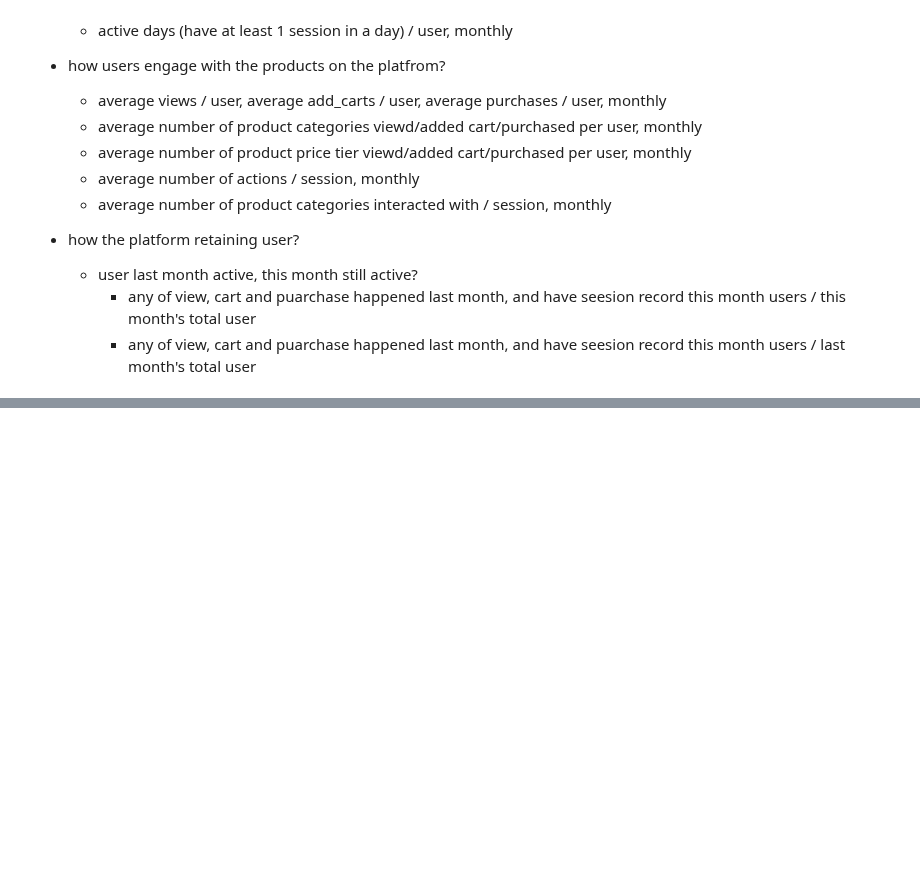
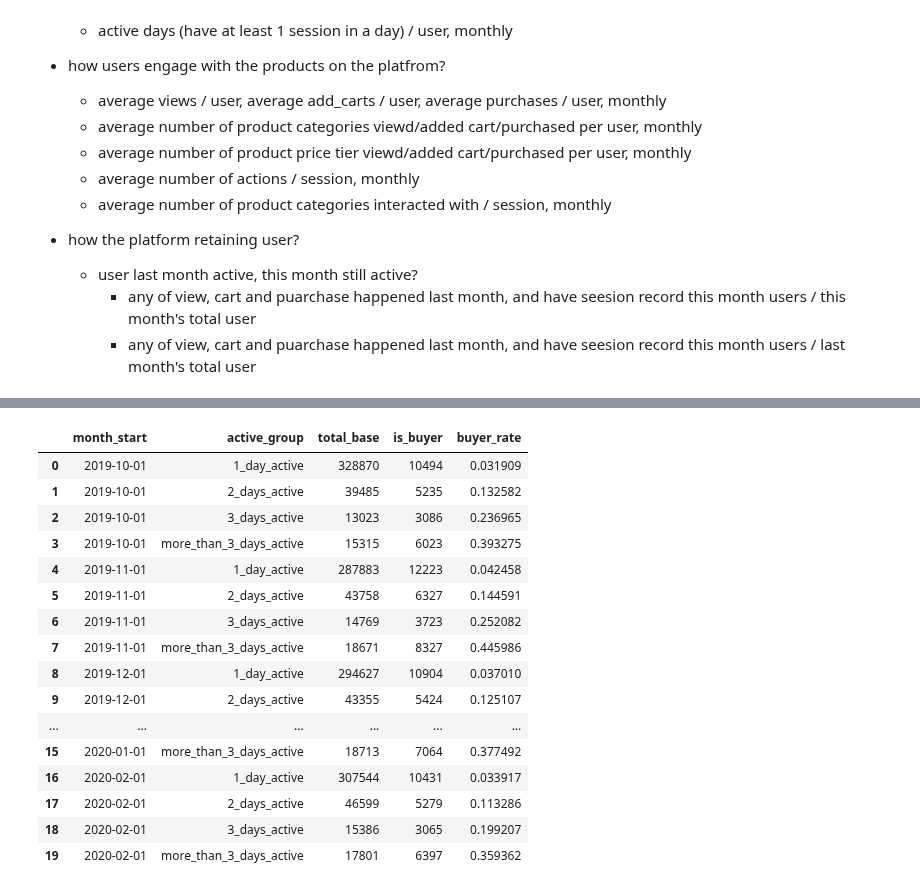
Before and after one commit to yuu1zhou/Online-cosmetics-shop-user-behavior-analysis, a Jupyter notebook: python_scripts/explore.ipynb, the cells around one changed output, grey strips where cells are left out. Drawn from its saved outputs; the diff is of its cells as text; code cells hidden in the pictures; blank space fills up the shorter version.

Commit message:
explore_v2 and explore notebook edited

```diff
--- a/python_scripts/explore.ipynb
+++ b/python_scripts/explore.ipynb
@@ -138,0 +217,17 @@ how active were people on the platform?
+# %%
+df = query_from_file(f'{parent_dir}/sql_scripts/explore_v2.sql',
+                'monthly user activity link to is_buyer',
+                'cosmetics_shop_data'
+)
+
+df['active_group'] = np.select(
+    [df['active_days'] == 1, df['active_days'] == 2, df['active_days'] == 3, df['active_days']>= 4],
+    ['1_day_active', '2_days_active', '3_days_active', 'more_than_3_days_active'], default='none'
+)
+# %%
+df_agg = df.groupby(['month_start', 'active_group']).agg({
+    'user_id': 'count',
+    'is_buyer': 'sum'
+}).reset_index().rename(columns={'user_id': "total_base"})
+df_agg['buyer_rate'] = df_agg['is_buyer'] / df_agg['total_base']
+df_agg.query('month_start == "2019-11-01"')
@@ -138,0 +240,20 @@ how active were people on the platform?
+# %%
+df_agg
+# %% [output]
+|  | month_start | active_group | total_base | is_buyer | buyer_rate |
+| 0 | 2019-10-01 | 1_day_active | 328870 | 10494 | 0.031909 |
+| 1 | 2019-10-01 | 2_days_active | 39485 | 5235 | 0.132582 |
+| 2 | 2019-10-01 | 3_days_active | 13023 | 3086 | 0.236965 |
+| 3 | 2019-10-01 | more_than_3_days_active | 15315 | 6023 | 0.393275 |
+| 4 | 2019-11-01 | 1_day_active | 287883 | 12223 | 0.042458 |
+| 5 | 2019-11-01 | 2_days_active | 43758 | 6327 | 0.144591 |
+| 6 | 2019-11-01 | 3_days_active | 14769 | 3723 | 0.252082 |
+| 7 | 2019-11-01 | more_than_3_days_active | 18671 | 8327 | 0.445986 |
+| 8 | 2019-12-01 | 1_day_active | 294627 | 10904 | 0.037010 |
+| 9 | 2019-12-01 | 2_days_active | 43355 | 5424 | 0.125107 |
+| ... | ... | ... | ... | ... | ... |
+| 15 | 2020-01-01 | more_than_3_days_active | 18713 | 7064 | 0.377492 |
+| 16 | 2020-02-01 | 1_day_active | 307544 | 10431 | 0.033917 |
+| 17 | 2020-02-01 | 2_days_active | 46599 | 5279 | 0.113286 |
+| 18 | 2020-02-01 | 3_days_active | 15386 | 3065 | 0.199207 |
+| 19 | 2020-02-01 | more_than_3_days_active | 17801 | 6397 | 0.359362 |
```
Also changed, not shown: parts of 10 cells of this notebook, 1 other file.
